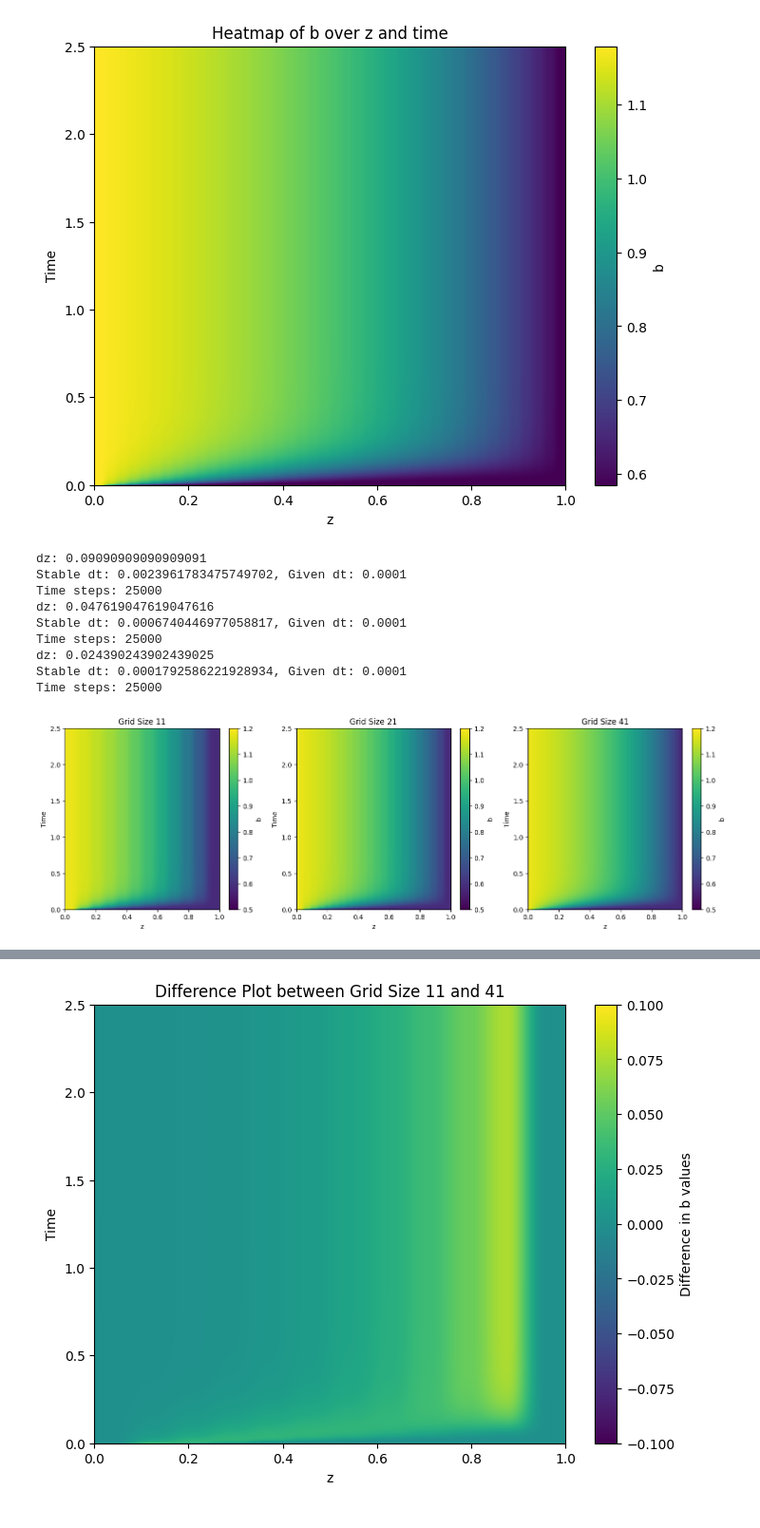
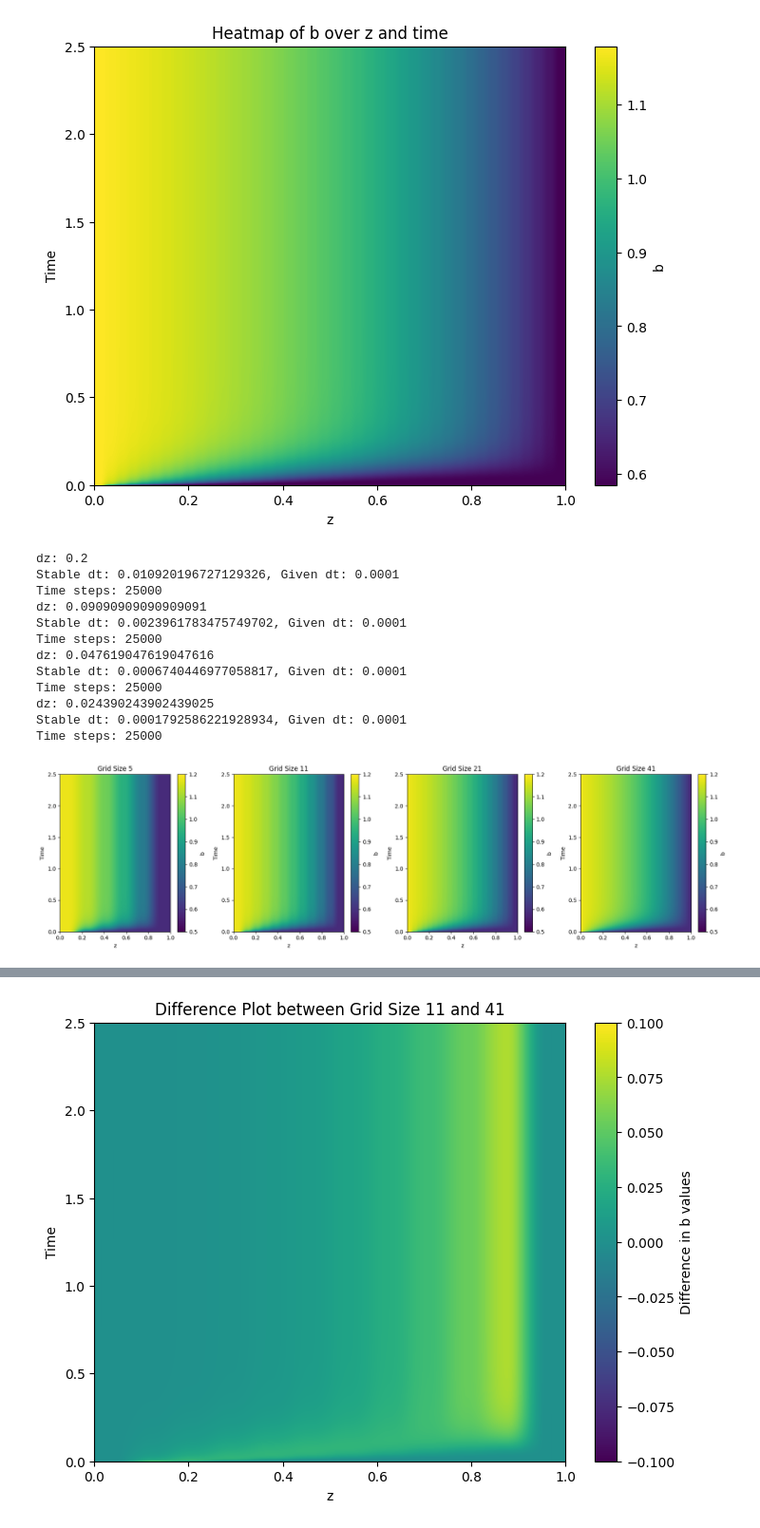
Before and after one commit to obokhove/FDnumerics2526, a Jupyter notebook: Alex_Carey/Exercise 1/Code.ipynb, the cells around one changed output, grey strips where cells are left out. Shown at 95% size. Drawn from its saved outputs; the diff is of its cells as text; code cells hidden in the pictures.

Commit message:
plots and consistency

```diff
--- a/Alex_Carey/Exercise 1/Code.ipynb
+++ b/Alex_Carey/Exercise 1/Code.ipynb
@@ -123,7 +143,11 @@ plt.show()
 # %% [output]
 [figure]
 # %%
-# Plot for grid sizes 11, 21, 41
+# Plot for grid sizes 5, 11, 21, 41
+
+# 5
+z_values_5, time_values_5, b_values_5 = solve_time_dependent(0.4709,
+                                                              1, 1, 1.178164343, 0.585373798, 5, 1e-4)
 
 # 11
 z_values_11, time_values_11, b_values_11 = solve_time_dependent(0.4709,
@@ -137,6 +161,9 @@ z_values_21, time_values_21, b_values_21 = solve_time_dependent(0.4709,
 z_values_41, time_values_41, b_values_41 = solve_time_dependent(0.4709,
                                                                1, 1, 1.178164343, 0.585373798, 41, 1e-4)
 # %% [output]
+dz: 0.2
+Stable dt: 0.010920196727129326, Given dt: 0.0001
+Time steps: 25000
 dz: 0.09090909090909091
 Stable dt: 0.0023961783475749702, Given dt: 0.0001
 Time steps: 25000
@@ -148,45 +175,63 @@ Stable dt: 0.0001792586221928934, Given dt: 0.0001
 Time steps: 25000
 # %%
 # Plot each of the figures with the same b value colour scale
-fig, axs = plt.subplots(1, 3, figsize=(18, 5))
+fig, axs = plt.subplots(1, 4, figsize=(18, 5))
 im1 = axs[0].imshow(
+    np.array(b_values_5),
+    aspect='auto',
+    origin='lower',
+    extent=(z_values_5[0], z_values_5[-1], time_values_5[0], time_values_5[-1]),
+    cmap='viridis',
+    vmin=0.5, vmax=1.2  # Set the same colour scale for all plots
+)
+axs[0].set_title('Grid Size 5')
+axs[0].set_xlabel('z')
+axs[0].set_ylabel('Time')
+cbar1 = fig.colorbar(im1, ax=axs[0])
+cbar1.set_label('b')
+
+im2 = axs[1].imshow(
     np.array(b_values_11),
     aspect='auto',
     origin='lower',
     extent=(z_values_11[0], z_values_11[-1], time_values_11[0], time_values_11[-1]),
     cmap='viridis',
     vmin=0.5, vmax=1.2  # Set the same colour scale for all plots
 )
-axs[0].set_title('Grid Size 11')
-axs[0].set_xlabel('z')
-axs[0].set_ylabel('Time')
-cbar1 = fig.colorbar(im1, ax=axs[0])
-cbar1.set_label('b')
-im2 = axs[1].imshow(
+axs[1].set_title('Grid Size 11')
+axs[1].set_xlabel('z')
+axs[1].set_ylabel('Time')
+
+cbar2 = fig.colorbar(im2, ax=axs[1])
+cbar2.set_label('b')
+im3 = axs[2].imshow(
     np.array(b_values_21),
     aspect='auto',
     origin='lower',
     extent=(z_values_21[0], z_values_21[-1], time_values_21[0], time_values_21[-1]),
     cmap='viridis',
     vmin=0.5, vmax=1.2  # Set the same colour scale for all plots
 )
-axs[1].set_title('Grid Size 21')
-axs[1].set_xlabel('z')
-axs[1].set_ylabel('Time')
-cbar2 = fig.colorbar(im2, ax=axs[1])
-cbar2.set_label('b')
-im3 = axs[2].imshow(
+axs[2].set_title('Grid Size 21')
+axs[2].set_xlabel('z')
+axs[2].set_ylabel('Time')
+cbar3 = fig.colorbar(im3, ax=axs[2])
+cbar3.set_label('b')
+
+im4 = axs[3].imshow(
     np.array(b_values_41),
     aspect='auto',
     origin='lower',
     extent=(z_values_41[0], z_values_41[-1], time_values_41[0], time_values_41[-1]),
     cmap='viridis',
     vmin=0.5, vmax=1.2  # Set the same colour scale for all plots
 )
-axs[2].set_title('Grid Size 41')
-axs[2].set_xlabel('z')
-axs[2].set_ylabel('Time')
-cbar3 = fig.colorbar(im3, ax=axs[2])
-cbar3.set_label('b')
+axs[3].set_title('Grid Size 41')
+axs[3].set_xlabel('z')
+axs[3].set_ylabel('Time')
+cbar4 = fig.colorbar(im4, ax=axs[3])
+cbar4.set_label('b')
+plt.tight_layout()
+plt.show()
 # %% [output]
-[figure, old version]
+[figure, new version]
```
Also changed, not shown: parts of 11 cells of this notebook.
